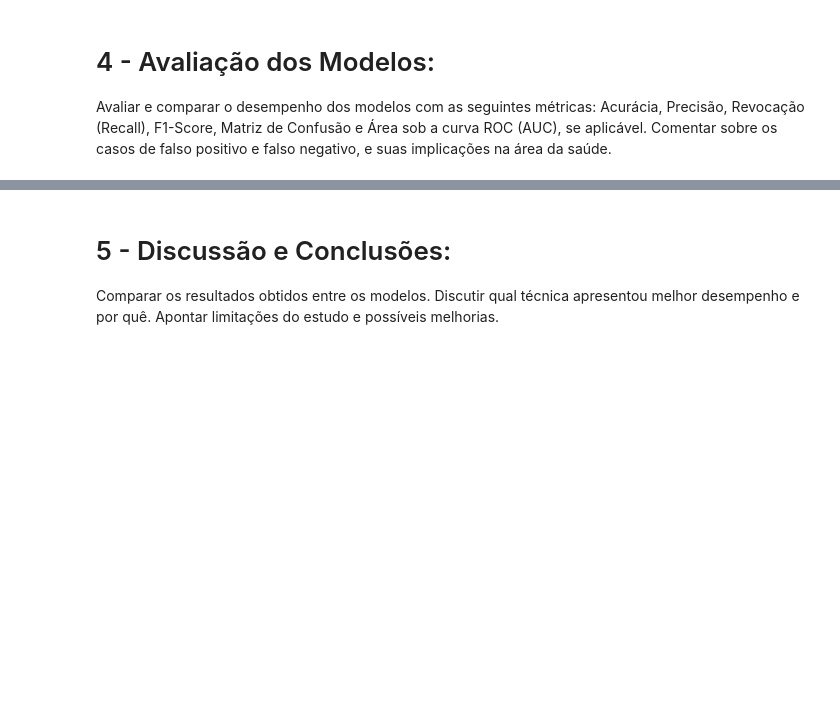
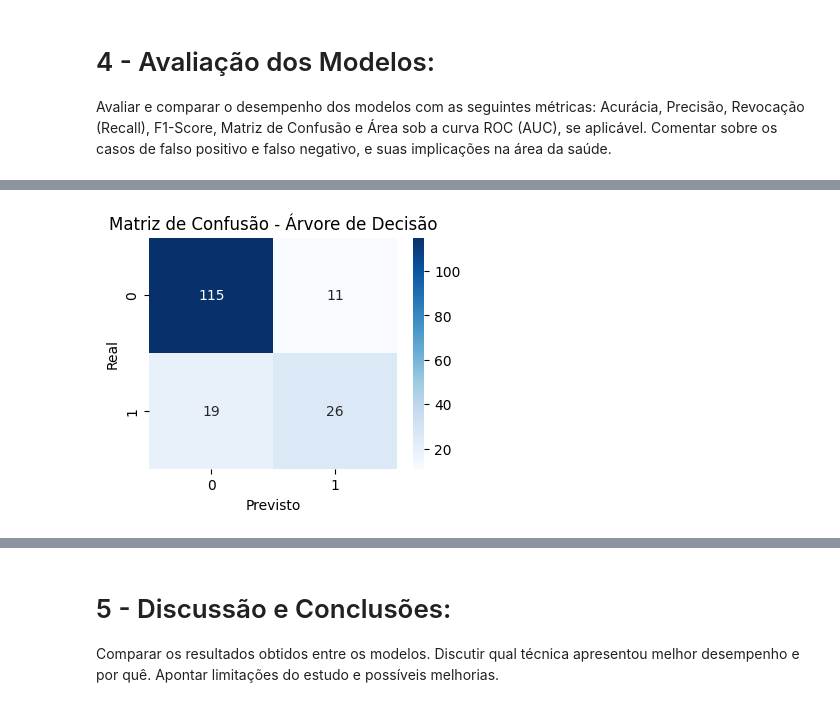
Before and after one commit to gustavoadutra/ia-trab2-ckd, a Jupyter notebook: main.ipynb, the cells around one changed output, grey strips where cells are left out. Drawn from its saved outputs; the diff is of its cells as text; code cells hidden in the pictures; blank space fills up the shorter version.

Commit message:
Model implementation and avaliation done and working

```diff
--- a/main.ipynb
+++ b/main.ipynb
@@ -777,7 +778,7 @@ print("=== TREINAMENTO - CKD_PROGRESSION ===")
 
 # Criar modelo
 model_progression = ModelCKD_Progression(input_size=X_train_pg_tensor.shape[1]).to(device)
-model_progression = torch.compile(model_progression)
+#model_progression = torch.compile(model_progression)
 
 # Loss para classificação binária
 criterion = nn.BCELoss()  # Binary Cross Entropy
@@ -1035,3 +1050,83 @@ print(f"\nTreinamento concluído! Melhor Val Loss: {best_val_loss:.4f}")
 # %% [markdown]
 # 4 - Avaliação dos Modelos:
 Avaliar e comparar o desempenho dos modelos com as seguintes métricas: Acurácia, Precisão, Revocação (Recall), F1-Score, Matriz de Confusão e Área sob a curva ROC (AUC), se aplicável. Comentar sobre os casos de falso positivo e falso negativo, e suas implicações na área da saúde.
+# %%
+from sklearn.metrics import accuracy_score, precision_score, recall_score, f1_score, confusion_matrix, roc_auc_score, roc_curve, classification_report
+import seaborn as sns
+
+import matplotlib.pyplot as plt
+
+# === Árvore de Decisão - CKD_Progression ===
+print("=== Árvore de Decisão - CKD_Progression ===")
+y_test_pred_dt = y_test_pred  # já previsto na célula 37
+
+acc_dt = accuracy_score(y_test_pg, y_test_pred_dt)
+prec_dt = precision_score(y_test_pg, y_test_pred_dt)
+rec_dt = recall_score(y_test_pg, y_test_pred_dt)
+f1_dt = f1_score(y_test_pg, y_test_pred_dt)
+cm_dt = confusion_matrix(y_test_pg, y_test_pred_dt)
+auc_dt = roc_auc_score(y_test_pg, y_test_pred_dt)
+
+print(f"Acurácia:  {acc_dt:.3f}")
+print(f"Precisão:  {prec_dt:.3f}")
+print(f"Recall:    {rec_dt:.3f}")
+print(f"F1-Score:  {f1_dt:.3f}")
+print(f"AUC:       {auc_dt:.3f}")
+print("Matriz de Confusão:")
+print(cm_dt)
+print("\nRelatório de Classificação:")
+print(classification_report(y_test_pg, y_test_pred_dt))
+
+plt.figure(figsize=(4,3))
+sns.heatmap(cm_dt, annot=True, fmt='d', cmap='Blues')
+plt.title('Matriz de Confusão - Árvore de Decisão')
+plt.xlabel('Previsto')
+plt.ylabel('Real')
+plt.show()
+
+# === MLP (PyTorch) - CKD_Progression ===
+print("\n=== MLP (PyTorch) - CKD_Progression ===")
+model_progression.eval()
+with torch.no_grad():
+	y_pred_mlp_prob = model_progression(X_test_pg_tensor).cpu().numpy().flatten()
+	y_pred_mlp = (y_pred_mlp_prob > 0.5).astype(int)
+
+acc_mlp = accuracy_score(y_test_pg, y_pred_mlp)
+prec_mlp = precision_score(y_test_pg, y_pred_mlp)
+rec_mlp = recall_score(y_test_pg, y_pred_mlp)
+f1_mlp = f1_score(y_test_pg, y_pred_mlp)
+cm_mlp = confusion_matrix(y_test_pg, y_pred_mlp)
+auc_mlp = roc_auc_score(y_test_pg, y_pred_mlp_prob)
+
+print(f"Acurácia:  {acc_mlp:.3f}")
+print(f"Precisão:  {prec_mlp:.3f}")
+print(f"Recall:    {rec_mlp:.3f}")
+print(f"F1-Score:  {f1_mlp:.3f}")
+print(f"AUC:       {auc_mlp:.3f}")
+print("Matriz de Confusão:")
+print(cm_mlp)
+print("\nRelatório de Classificação:")
+print(classification_report(y_test_pg, y_pred_mlp))
+
+plt.figure(figsize=(4,3))
+sns.heatmap(cm_mlp, annot=True, fmt='d', cmap='Greens')
+plt.title('Matriz de Confusão - MLP')
+plt.xlabel('Previsto')
+plt.ylabel('Real')
+plt.show()
+
+# === ROC Curve para ambos ===
+fpr_dt, tpr_dt, _ = roc_curve(y_test_pg, y_test_pred_dt)
+fpr_mlp, tpr_mlp, _ = roc_curve(y_test_pg, y_pred_mlp_prob)
+
+plt.figure(figsize=(6,4))
+plt.plot(fpr_dt, tpr_dt, label=f'Árvore de Decisão (AUC={auc_dt:.2f})')
+plt.plot(fpr_mlp, tpr_mlp, label=f'MLP (AUC={auc_mlp:.2f})')
+plt.plot([0,1], [0,1], 'k--')
+plt.xlabel('FPR')
+plt.ylabel('TPR')
+plt.title('Curva ROC - CKD_Progression')
+plt.legend()
+plt.grid(True, alpha=0.3)
+plt.show()
+# %% [output]
@@ -1037,0 +1152 @@ Avaliar e comparar o desempenho dos modelos com as seguintes métricas: Acuráci
+[figure, added]
```
Also changed, not shown: parts of 7 cells of this notebook.
